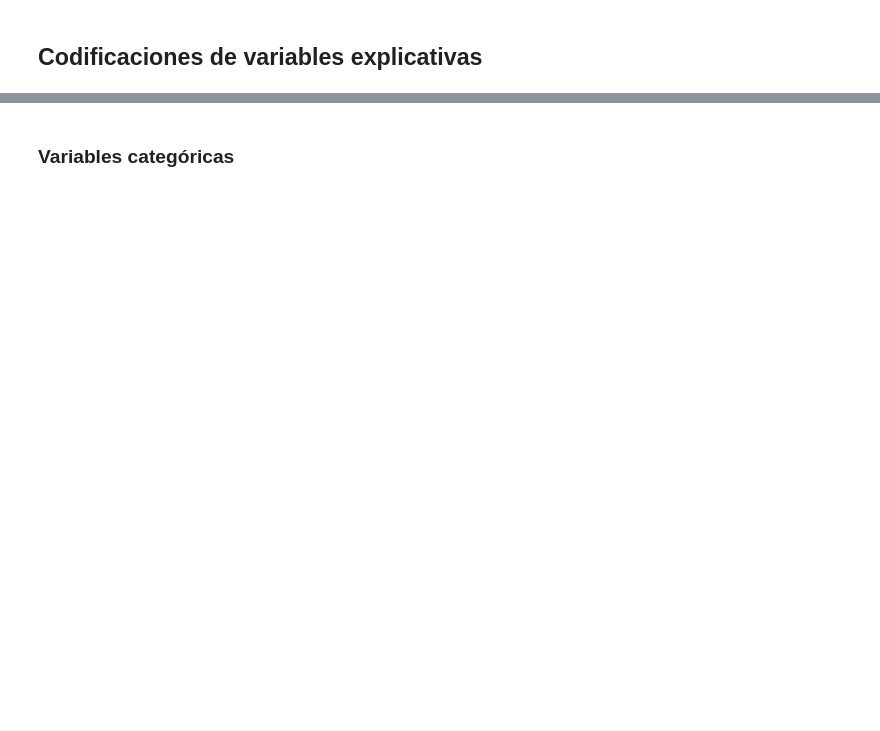
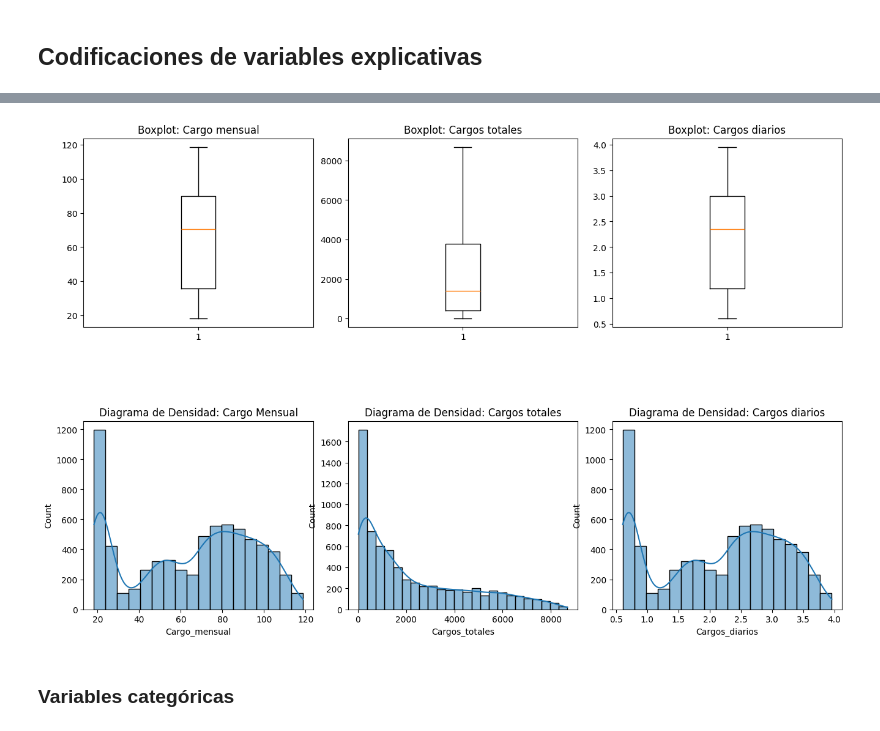
Before and after one commit to ErikGzz03TEC/Challenge_Telecom_X_parte_2, a Jupyter notebook: Challenge_TelecomX_2.ipynb, the cells around one changed output, grey strips where cells are left out. Saved outputs shown, nothing was run; the diff lists cells and outputs as text; code cells hidden in the pictures; blank space fills up the shorter version.

```diff
--- a/Challenge_TelecomX_2.ipynb
+++ b/Challenge_TelecomX_2.ipynb
@@ -319,0 +301,2 @@ memory usage: 1.1+ MB
+# %%
+df['Cargos_diarios'] = df['Cargo_mensual']/30
@@ -321,0 +332,6 @@ memory usage: 1.1+ MB
+# %%
+def ancho_bin(df,columna):
+    q75,q25 = np.percentile(df[columna],[75,25])
+    iqr = q75-q25
+    ancho = 2*iqr*np.power(len(df[columna]),-1/3)
+    return ancho
@@ -321,0 +348,27 @@ memory usage: 1.1+ MB
+# %%
+fig, ax = plt.subplots(2,3, figsize = (16,10))
+fig.subplots_adjust(hspace= 0.5, wspace= 0.15)
+ax[0,0].boxplot(x = df['Cargo_mensual'])
+ax[0,0].set_title('Boxplot: Cargo mensual')
+
+ax[0,1].boxplot(x = df['Cargos_totales'])
+ax[0,1].set_title('Boxplot: Cargos totales')
+
+ax[0,2].boxplot(x = df['Cargos_diarios'])
+ax[0,2].set_title('Boxplot: Cargos diarios')
+
+
+
+sns.histplot(data=df, x='Cargo_mensual', kde=True, binwidth=ancho_bin(df, 'Cargo_mensual'), ax=ax[1, 0])
+ax[1,0].set_title('Diagrama de Densidad: Cargo Mensual')
+
+sns.histplot(data= df, x = 'Cargos_totales',kde= True, binwidth= ancho_bin(df,'Cargos_totales'), ax = ax[1,1])
+ax[1,1].set_title('Diagrama de Densidad: Cargos totales')
+
+sns.histplot(data= df, x = 'Cargos_diarios',kde= True, binwidth= ancho_bin(df,'Cargos_diarios'), ax = ax[1,2])
+ax[1,2].set_title('Diagrama de Densidad: Cargos diarios')
+
+
+plt.show()
+# %% [output]
+[figure, added]
```
Also changed, not shown: parts of 36 cells of this notebook.
